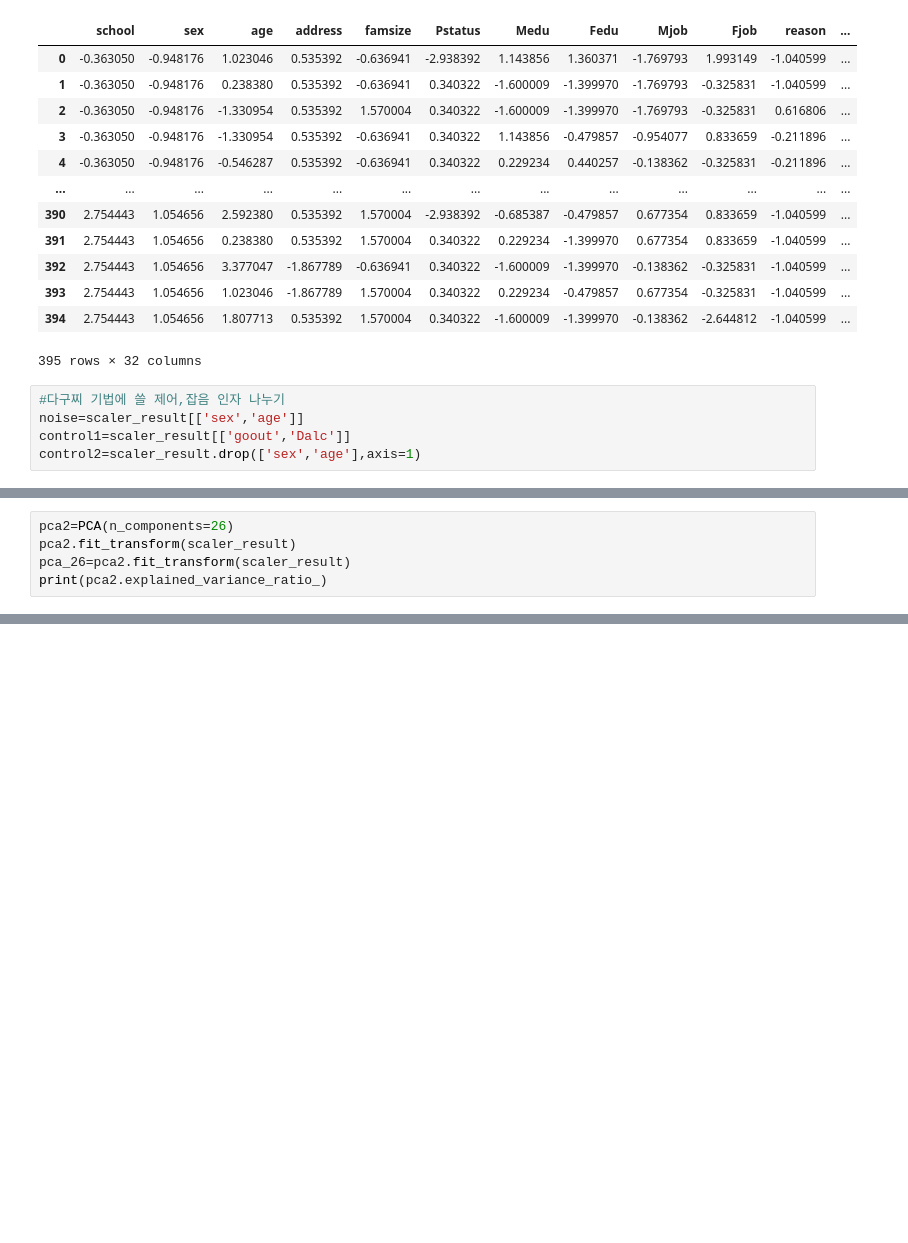
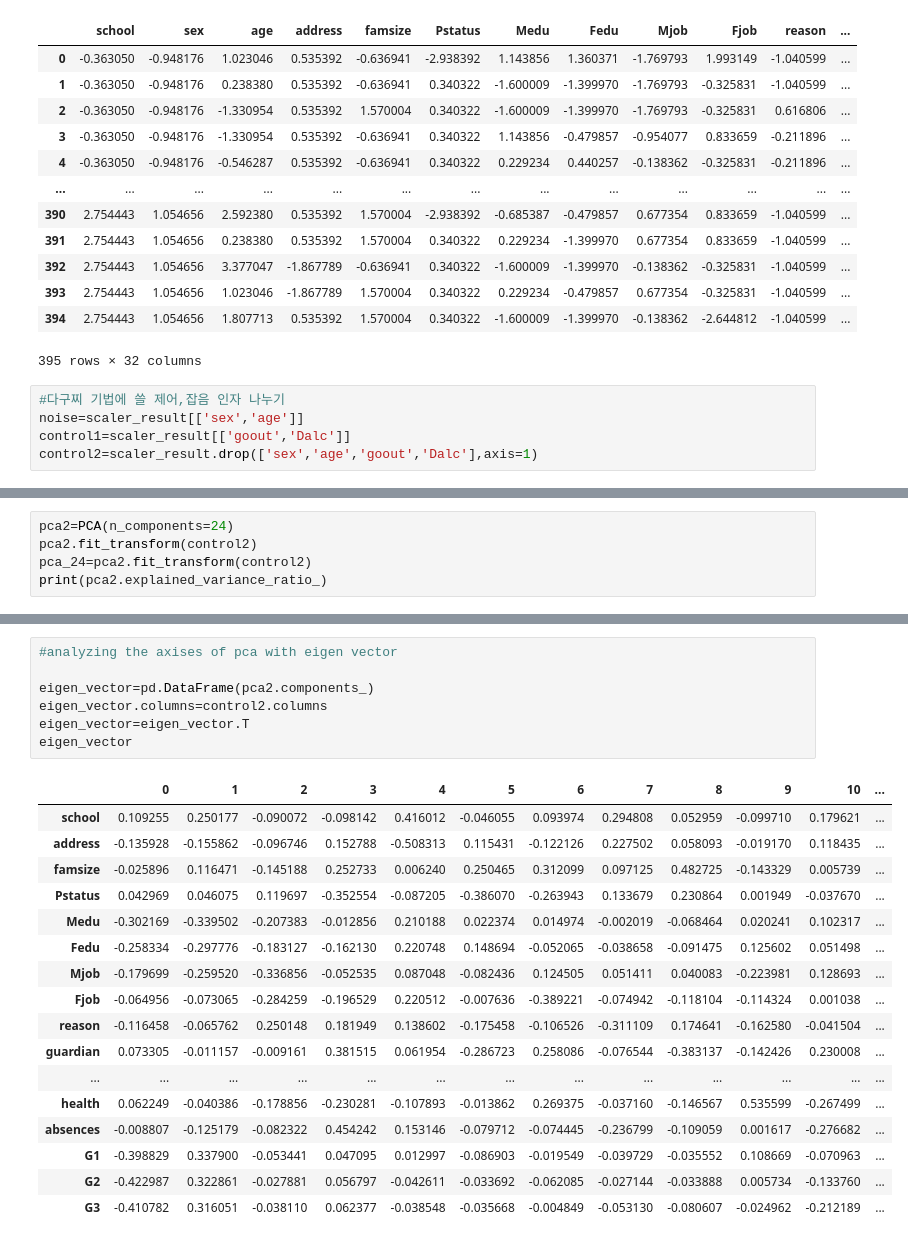
Before and after one commit to Ash-Stat/An-Si-Hyun, a Jupyter notebook: 텀프다구찌.ipynb, the cells around one changed output, grey strips where cells are left out. Cells and saved outputs as stored; diff of their text form; blank space fills up the shorter version.

```diff
--- a/텀프다구찌.ipynb
+++ b/텀프다구찌.ipynb
@@ -240,7 +240,7 @@ scaler_result
 #다구찌 기법에 쓸 제어,잡음 인자 나누기
 noise=scaler_result[['sex','age']]
 control1=scaler_result[['goout','Dalc']]
-control2=scaler_result.drop(['sex','age'],axis=1)
+control2=scaler_result.drop(['sex','age','goout','Dalc'],axis=1)
 # %%
 #표준화 후에PCA하기
 #표준화 정규화중에 표준화를 선택한 이유는 PCA는 평균이 0으로 centering 되어있다고 가정하기 때문이다.
@@ -260,6 +260,6 @@ print(components)
 # %%
-pca2=PCA(n_components=26)
-pca2.fit_transform(scaler_result)
-pca_26=pca2.fit_transform(scaler_result)
+pca2=PCA(n_components=24)
+pca2.fit_transform(control2)
+pca_24=pca2.fit_transform(control2)
 print(pca2.explained_variance_ratio_)
 # %% [output]
@@ -292,0 +316,25 @@ print(pca_26)
+# %%
+#analyzing the axises of pca with eigen vector
+
+eigen_vector=pd.DataFrame(pca2.components_)
+eigen_vector.columns=control2.columns
+eigen_vector=eigen_vector.T
+eigen_vector
+# %% [output]
+|  | 0 | 1 | 2 | 3 | 4 | 5 | 6 | 7 | 8 | 9 | 10 | ... |
+| school | 0.109255 | 0.250177 | -0.090072 | -0.098142 | 0.416012 | -0.046055 | 0.093974 | 0.294808 | 0.052959 | -0.099710 | 0.179621 | ... |
+| address | -0.135928 | -0.155862 | -0.096746 | 0.152788 | -0.508313 | 0.115431 | -0.122126 | 0.227502 | 0.058093 | -0.019170 | 0.118435 | ... |
+| famsize | -0.025896 | 0.116471 | -0.145188 | 0.252733 | 0.006240 | 0.250465 | 0.312099 | 0.097125 | 0.482725 | -0.143329 | 0.005739 | ... |
+| Pstatus | 0.042969 | 0.046075 | 0.119697 | -0.352554 | -0.087205 | -0.386070 | -0.263943 | 0.133679 | 0.230864 | 0.001949 | -0.037670 | ... |
+| Medu | -0.302169 | -0.339502 | -0.207383 | -0.012856 | 0.210188 | 0.022374 | 0.014974 | -0.002019 | -0.068464 | 0.020241 | 0.102317 | ... |
+| Fedu | -0.258334 | -0.297776 | -0.183127 | -0.162130 | 0.220748 | 0.148694 | -0.052065 | -0.038658 | -0.091475 | 0.125602 | 0.051498 | ... |
+| Mjob | -0.179699 | -0.259520 | -0.336856 | -0.052535 | 0.087048 | -0.082436 | 0.124505 | 0.051411 | 0.040083 | -0.223981 | 0.128693 | ... |
+| Fjob | -0.064956 | -0.073065 | -0.284259 | -0.196529 | 0.220512 | -0.007636 | -0.389221 | -0.074942 | -0.118104 | -0.114324 | 0.001038 | ... |
+| reason | -0.116458 | -0.065762 | 0.250148 | 0.181949 | 0.138602 | -0.175458 | -0.106526 | -0.311109 | 0.174641 | -0.162580 | -0.041504 | ... |
+| guardian | 0.073305 | -0.011157 | -0.009161 | 0.381515 | 0.061954 | -0.286723 | 0.258086 | -0.076544 | -0.383137 | -0.142426 | 0.230008 | ... |
+| ... | ... | ... | ... | ... | ... | ... | ... | ... | ... | ... | ... | ... |
+| health | 0.062249 | -0.040386 | -0.178856 | -0.230281 | -0.107893 | -0.013862 | 0.269375 | -0.037160 | -0.146567 | 0.535599 | -0.267499 | ... |
+| absences | -0.008807 | -0.125179 | -0.082322 | 0.454242 | 0.153146 | -0.079712 | -0.074445 | -0.236799 | -0.109059 | 0.001617 | -0.276682 | ... |
+| G1 | -0.398829 | 0.337900 | -0.053441 | 0.047095 | 0.012997 | -0.086903 | -0.019549 | -0.039729 | -0.035552 | 0.108669 | -0.070963 | ... |
+| G2 | -0.422987 | 0.322861 | -0.027881 | 0.056797 | -0.042611 | -0.033692 | -0.062085 | -0.027144 | -0.033888 | 0.005734 | -0.133760 | ... |
+| G3 | -0.410782 | 0.316051 | -0.038110 | 0.062377 | -0.038548 | -0.035668 | -0.004849 | -0.053130 | -0.080607 | -0.024962 | -0.212189 | ... |
```
Also changed, not shown: parts of 6 cells of this notebook.
